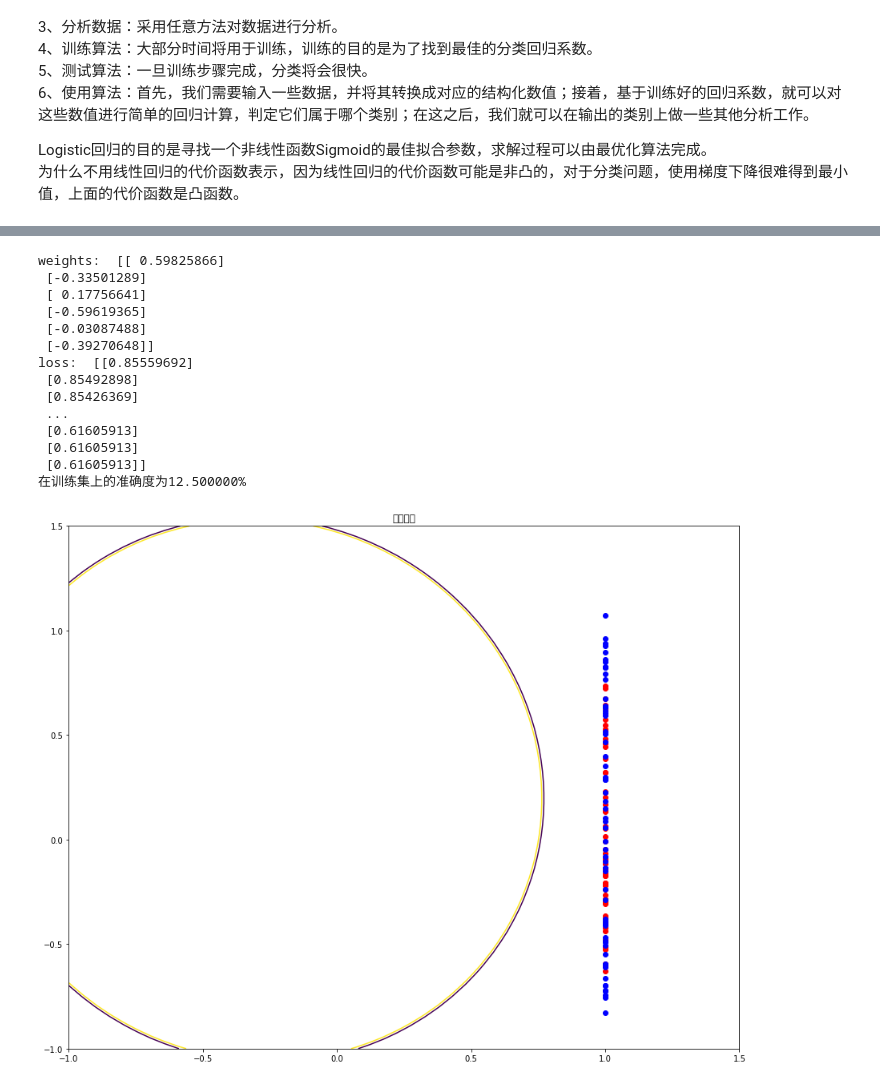
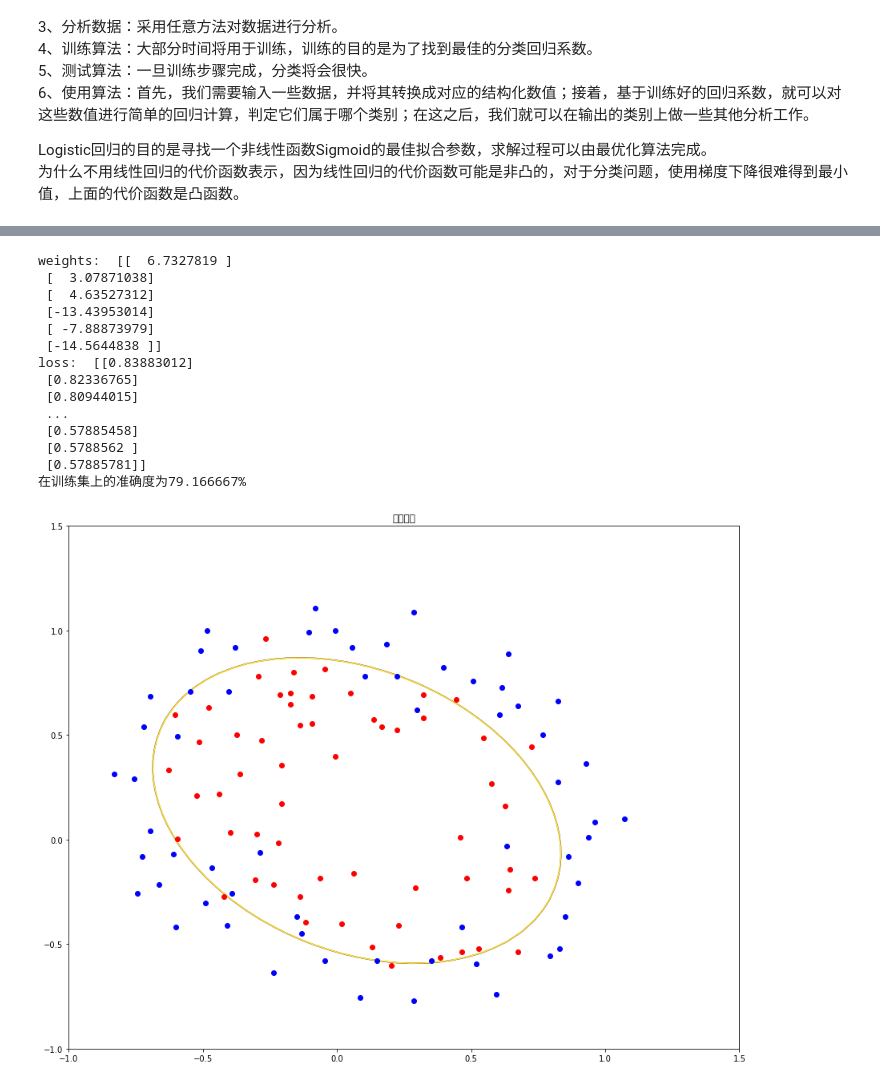
Before and after one commit to gbyy422990/machine_learning_code_with_python, a Jupyter notebook: Logistic_Regression/logisticRegression.ipynb, the cells around one changed output, grey strips where cells are left out. Cells and saved outputs as stored; diff of their text form; code cells hidden in the pictures.

Commit message:
fixed logist regression gradient problem

```diff
--- a/Logistic_Regression/logisticRegression.ipynb
+++ b/Logistic_Regression/logisticRegression.ipynb
@@ -101,7 +101,7 @@ def gradientDescent(X, y, lr, iters, init_lambda):
 
         #J对w的偏导数 = X.transpose * (Y - g(X*w))
         error = h - yMat.transpose()
-        weights = weights - ((2/m)*lr*np.dot(X.transpose(), error) + init_lambda/m*weights) #正则化的梯度
+        weights = weights - lr*np.dot(X.transpose(), error) #+ init_lambda/m*weights) #正则化的梯度
         loss[i] = lossFunction(X, y, weights, init_lambda)
     print('weights: ', weights)
     print("loss: ", loss)
@@ -122,26 +122,26 @@ def predict(X, weight):
 # %%
 X, y = readData('./data/data2.txt', ',', np.float64)
 plot_data(X,y)
-X = mapFeature(X[:,0],X[:,1])#映射为多项式
+X1 = mapFeature(X[:,0],X[:,1])#映射为多项式
 ratio = 0.8
-weights, loss = gradientDescent(X[:int(X.shape[0]*ratio), :], y[:int(X.shape[0]*ratio)], 0.01, 10000, 0.1)
-p = predict(X[int(X.shape[0]*ratio): , :], weights)
-print(u'在训练集上的准确度为%f%%'%np.mean(np.float64(p==y[int(X.shape[0]*ratio):])*100))   # 与真实值比较，p==y返回True，转化为float
+weights, loss = gradientDescent(X1[:int(X1.shape[0]*ratio), :], y[:int(X1.shape[0]*ratio)], 0.01, 10000, 0.1)
+p = predict(X1[int(X1.shape[0]*ratio): , :], weights)
+print(u'在训练集上的准确度为%f%%'%np.mean(np.float64(p==y[int(X1.shape[0]*ratio):])*100))   # 与真实值比较，p==y返回True，转化为float
 plotDecisionBoundary(weights,X,y)    #画决策边界
 # %% [output]
 [figure]
-weights:  [[ 0.59825866]
- [-0.33501289]
- [ 0.17756641]
- [-0.59619365]
- [-0.03087488]
- [-0.39270648]]
-loss:  [[0.85559692]
- [0.85492898]
- [0.85426369]
+weights:  [[  6.7327819 ]
+ [  3.07871038]
+ [  4.63527312]
+ [-13.43953014]
+ [ -7.88873979]
+ [-14.5644838 ]]
+loss:  [[0.83883012]
+ [0.82336765]
+ [0.80944015]
  ...
- [0.61605913]
- [0.61605913]
- [0.61605913]]
-在训练集上的准确度为12.500000%
+ [0.57885458]
+ [0.5788562 ]
+ [0.57885781]]
+在训练集上的准确度为79.166667%
-[figure, old version]
+[figure, new version]
```
Also changed, not shown: 1 other file.
